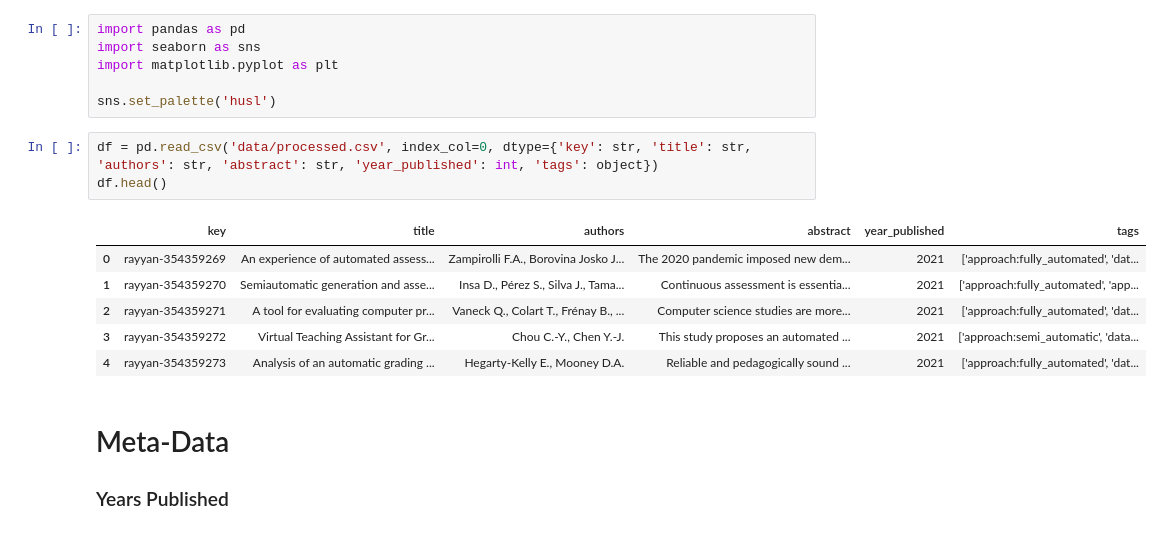
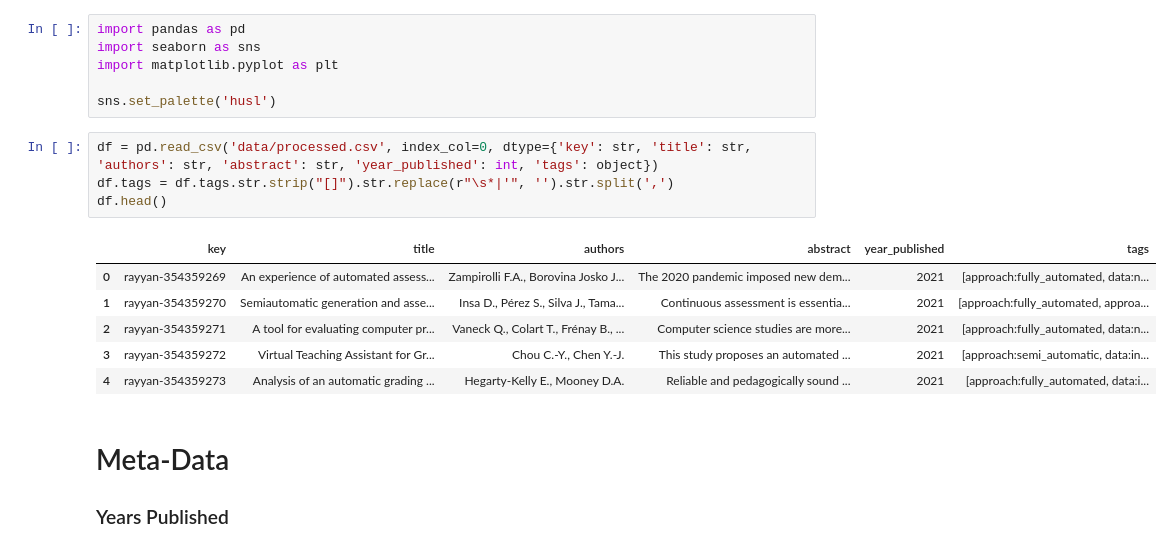
Before and after one commit to m-messer/Automated-Assessment-SLR-Data-Processing, a Jupyter notebook: analysis.ipynb, the cells around one changed output. Cells and saved outputs as stored; diff of their text form.

```diff
--- a/analysis.ipynb
+++ b/analysis.ipynb
@@ -6,14 +6,15 @@ import matplotlib.pyplot as plt
 sns.set_palette('husl')
 # %%
 df = pd.read_csv('data/processed.csv', index_col=0, dtype={'key': str, 'title': str, 'authors': str, 'abstract': str, 'year_published': int, 'tags': object})
+df.tags = df.tags.str.strip("[]").str.replace(r"\s*|'", '').str.split(',')
 df.head()
 # %% [output]
 |  | key | title | authors | abstract | year_published | tags |
-| 0 | rayyan-354359269 | An experience of automated assess... | Zampirolli F.A., Borovina Josko J... | The 2020 pandemic imposed new dem... | 2021 | ['approach:fully_automated', 'dat... |
-| 1 | rayyan-354359270 | Semiautomatic generation and asse... | Insa D., Pérez S., Silva J., Tama... | Continuous assessment is essentia... | 2021 | ['approach:fully_automated', 'app... |
-| 2 | rayyan-354359271 | A tool for evaluating computer pr... | Vaneck Q., Colart T., Frénay B., ... | Computer science studies are more... | 2021 | ['approach:fully_automated', 'dat... |
-| 3 | rayyan-354359272 | Virtual Teaching Assistant for Gr... | Chou C.-Y., Chen Y.-J. | This study proposes an automated ... | 2021 | ['approach:semi_automatic', 'data... |
-| 4 | rayyan-354359273 | Analysis of an automatic grading ... | Hegarty-Kelly E., Mooney D.A. | Reliable and pedagogically sound ... | 2021 | ['approach:fully_automated', 'dat... |
+| 0 | rayyan-354359269 | An experience of automated assess... | Zampirolli F.A., Borovina Josko J... | The 2020 pandemic imposed new dem... | 2021 | [approach:fully_automated, data:n... |
+| 1 | rayyan-354359270 | Semiautomatic generation and asse... | Insa D., Pérez S., Silva J., Tama... | Continuous assessment is essentia... | 2021 | [approach:fully_automated, approa... |
+| 2 | rayyan-354359271 | A tool for evaluating computer pr... | Vaneck Q., Colart T., Frénay B., ... | Computer science studies are more... | 2021 | [approach:fully_automated, data:n... |
+| 3 | rayyan-354359272 | Virtual Teaching Assistant for Gr... | Chou C.-Y., Chen Y.-J. | This study proposes an automated ... | 2021 | [approach:semi_automatic, data:in... |
+| 4 | rayyan-354359273 | Analysis of an automatic grading ... | Hegarty-Kelly E., Mooney D.A. | Reliable and pedagogically sound ... | 2021 | [approach:fully_automated, data:i... |
 # %% [markdown]
 # Meta-Data
 ### Years Published
```
Also changed, not shown: parts of 3 cells of this notebook, 2 other files.
